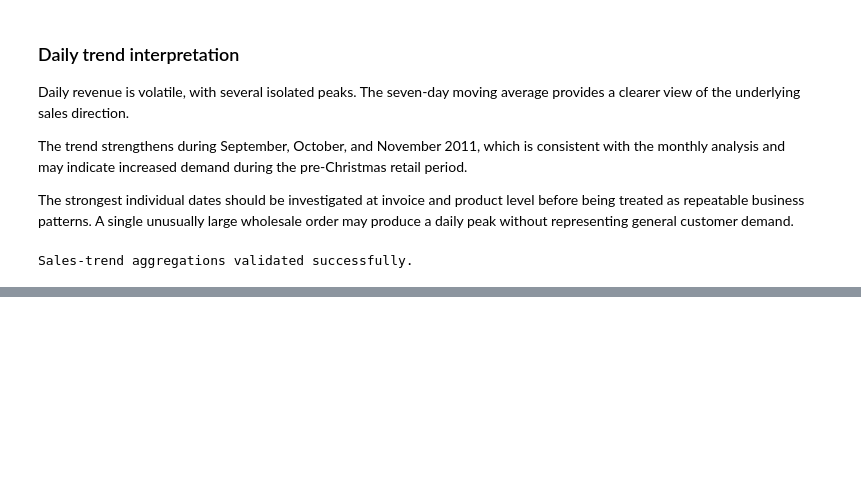
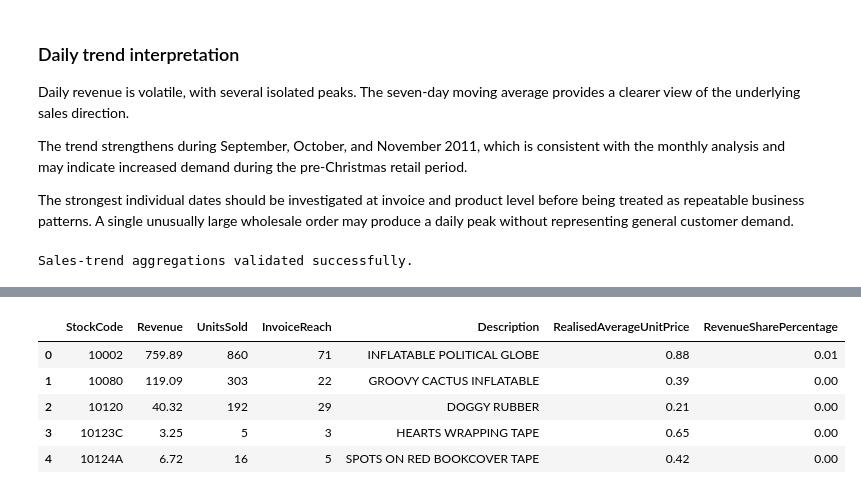
Before and after one commit to Ellusive89/CI-DA-Project-2-Online-Retail-Transaction-Analysis, a Jupyter notebook: jupyter_notebooks/02_Exploratory_Data_Analysis.ipynb, the cells around one changed output, grey strips where cells are left out. Saved outputs shown, nothing was run; the diff lists cells and outputs as text; code cells hidden in the pictures; blank space fills up the shorter version.

```diff
--- a/jupyter_notebooks/02_Exploratory_Data_Analysis.ipynb
+++ b/jupyter_notebooks/02_Exploratory_Data_Analysis.ipynb
@@ -496,0 +614,38 @@ Sales-trend aggregations validated successfully.
+# %%
+product_summary = (
+    merchandise_sales.groupby(
+        "StockCode",
+        as_index=False,
+    )
+    .agg(
+        Revenue=("LineRevenue", "sum"),
+        UnitsSold=("Quantity", "sum"),
+        InvoiceReach=("InvoiceNo", "nunique"),
+    )
+    .merge(
+        primary_product_descriptions,
+        on="StockCode",
+        how="left",
+        validate="one_to_one",
+    )
+)
+
+product_summary["RealisedAverageUnitPrice"] = (
+    product_summary["Revenue"]
+    / product_summary["UnitsSold"]
+)
+
+product_summary["RevenueSharePercentage"] = (
+    product_summary["Revenue"]
+    / merchandise_sales["LineRevenue"].sum()
+    * 100
+)
+
+product_summary.head()
+# %% [output]
+|  | StockCode | Revenue | UnitsSold | InvoiceReach | Description | RealisedAverageUnitPrice | RevenueSharePercentage |
+| 0 | 10002 | 759.89 | 860 | 71 | INFLATABLE POLITICAL GLOBE | 0.88 | 0.01 |
+| 1 | 10080 | 119.09 | 303 | 22 | GROOVY CACTUS INFLATABLE | 0.39 | 0.00 |
+| 2 | 10120 | 40.32 | 192 | 29 | DOGGY RUBBER | 0.21 | 0.00 |
+| 3 | 10123C | 3.25 | 5 | 3 | HEARTS WRAPPING TAPE | 0.65 | 0.00 |
+| 4 | 10124A | 6.72 | 16 | 5 | SPOTS ON RED BOOKCOVER TAPE | 0.42 | 0.00 |
```
Also changed, not shown: parts of 11 cells of this notebook.
